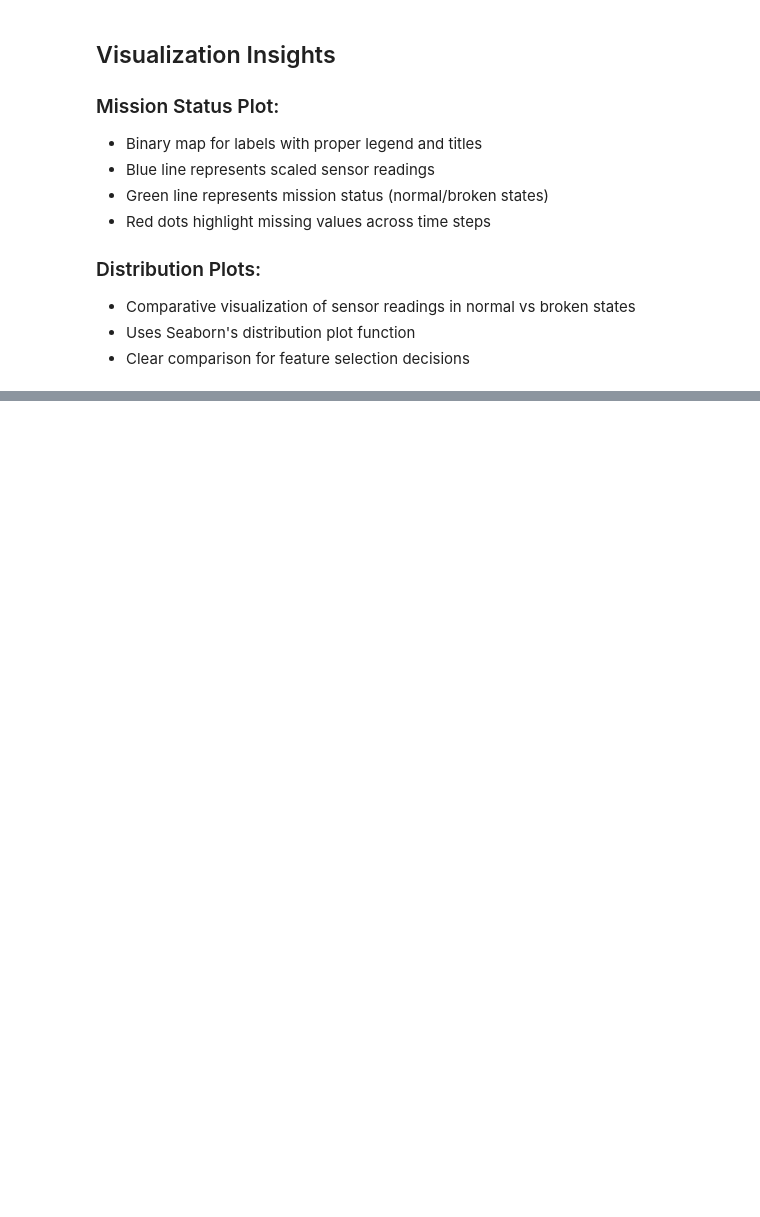
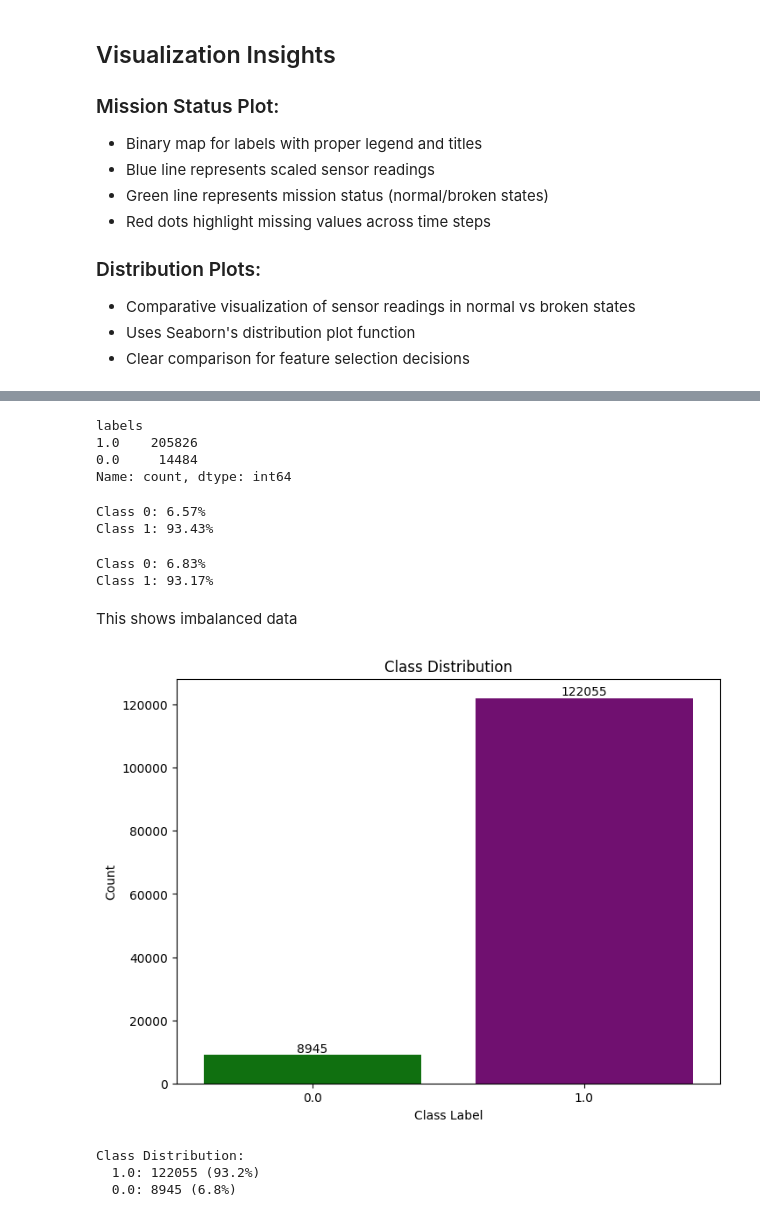
Before and after one commit to Mo7ammedAOS/Predictive-Maintenance-for-Water-Pump-Units, a Jupyter notebook: notebooks/Water_pump_pdm.ipynb, the cells around one changed output, grey strips where cells are left out. Cells and saved outputs as stored; diff of their text form; code cells hidden in the pictures; blank space fills up the shorter version.

Commit message:
Prepare data for training + Evaluation metrics

```diff
--- a/notebooks/Water_pump_pdm.ipynb
+++ b/notebooks/Water_pump_pdm.ipynb
@@ -567,0 +569,9 @@ for col in list(data_10min_shift.columns)[:-1]:
+# %%
+def generate_new_features(sensors_list,df):
+    new_features = {}
+
+    for sensor in sensors_list:
+        values = df[sensor] - np.mean(df[df['labels'] == 1][sensor].values)
+        new_features[f'{sensor}_deviation'] = values
+    new_features['labels'] = df['labels']
+    return pd.DataFrame(new_features)
@@ -567,0 +580,2 @@ for col in list(data_10min_shift.columns)[:-1]:
+# %%
+df_new_features = generate_new_features(columns_list, data_10min_shift)
@@ -567,0 +605,7 @@ for col in list(data_10min_shift.columns)[:-1]:
+# %%
+df_new_features.labels.value_counts()
+# %% [output]
+labels
+1.0    205826
+0.0     14484
+Name: count, dtype: int64
@@ -567,0 +620,28 @@ for col in list(data_10min_shift.columns)[:-1]:
+# %%
+percentage_cls_distribution(df_new_features.labels)
+# %% [output]
+Class 0: 6.57%
+Class 1: 93.43%
+# %%
+data_y = df_new_features['labels']
+data_x = df_new_features.drop(columns = ['labels'])
+train_data_points = 131000
+# %%
+X_train = data_x[:train_data_points]
+y_train = data_y[:train_data_points]
+X_test = data_x[train_data_points:]
+y_test = data_y[train_data_points:]
+# %%
+percentage_cls_distribution(y_train)
+# %% [output]
+Class 0: 6.83%
+Class 1: 93.17%
+# %% [markdown]
+This shows imbalanced data
+# %%
+get_class_distribution(y_train)
+# %% [output]
+[figure, added]
+Class Distribution:
+  1.0: 122055 (93.2%)
+  0.0: 8945 (6.8%)
```
Also changed, not shown: parts of 10 cells of this notebook.
